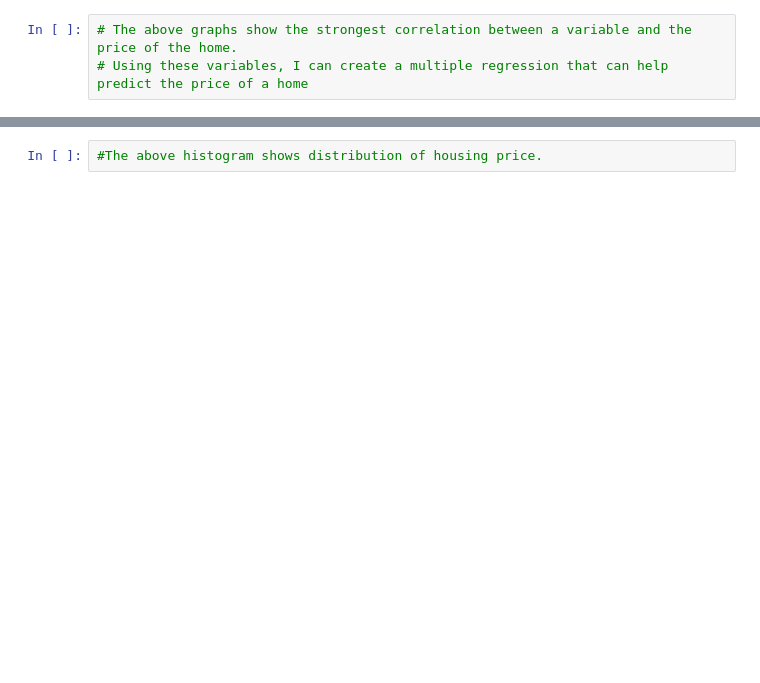
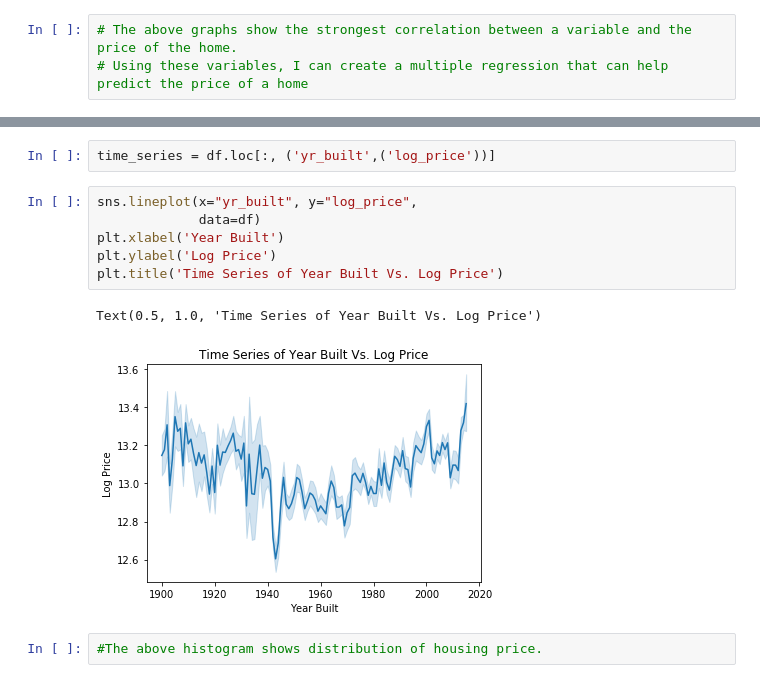
Before and after one commit to ajwal14/Springboard-DSBC, a Jupyter notebook: Housing_Visualization.ipynb, the cells around one changed output, grey strips where cells are left out. Saved outputs shown, nothing was run; the diff lists cells and outputs as text; blank space fills up the shorter version.

```diff
--- a/Housing_Visualization.ipynb
+++ b/Housing_Visualization.ipynb
@@ -134,2 +152,13 @@ plt.show()
+# %%
+time_series = df.loc[:, ('yr_built',('log_price'))]
+# %%
+sns.lineplot(x="yr_built", y="log_price",
+             data=df)
+plt.xlabel('Year Built')
+plt.ylabel('Log Price')
+plt.title('Time Series of Year Built Vs. Log Price')
+# %% [output]
+Text(0.5, 1.0, 'Time Series of Year Built Vs. Log Price')
+[figure, added]
 # %%
 #The above histogram shows distribution of housing price.
```
Also changed, not shown: parts of 8 cells of this notebook.
